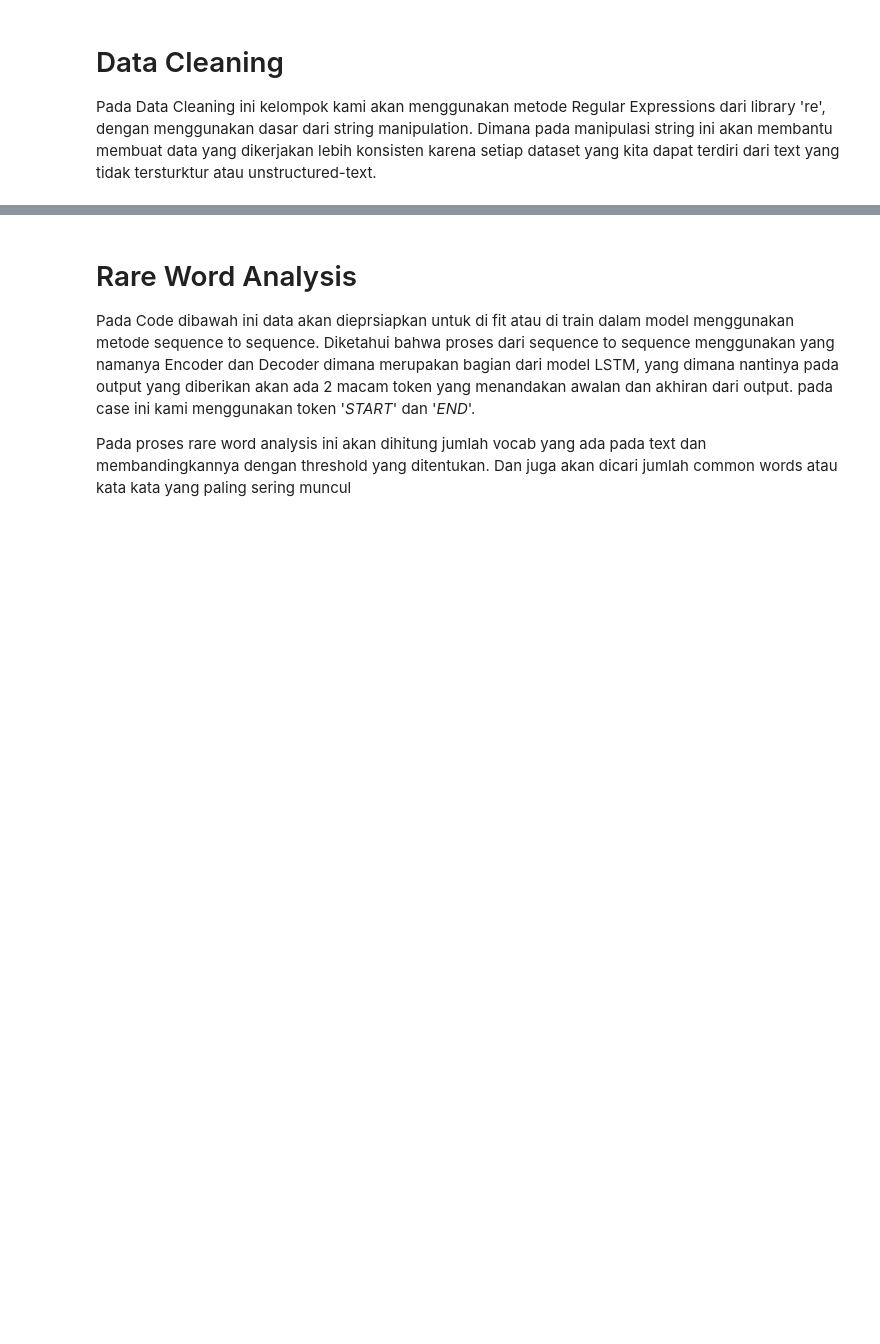
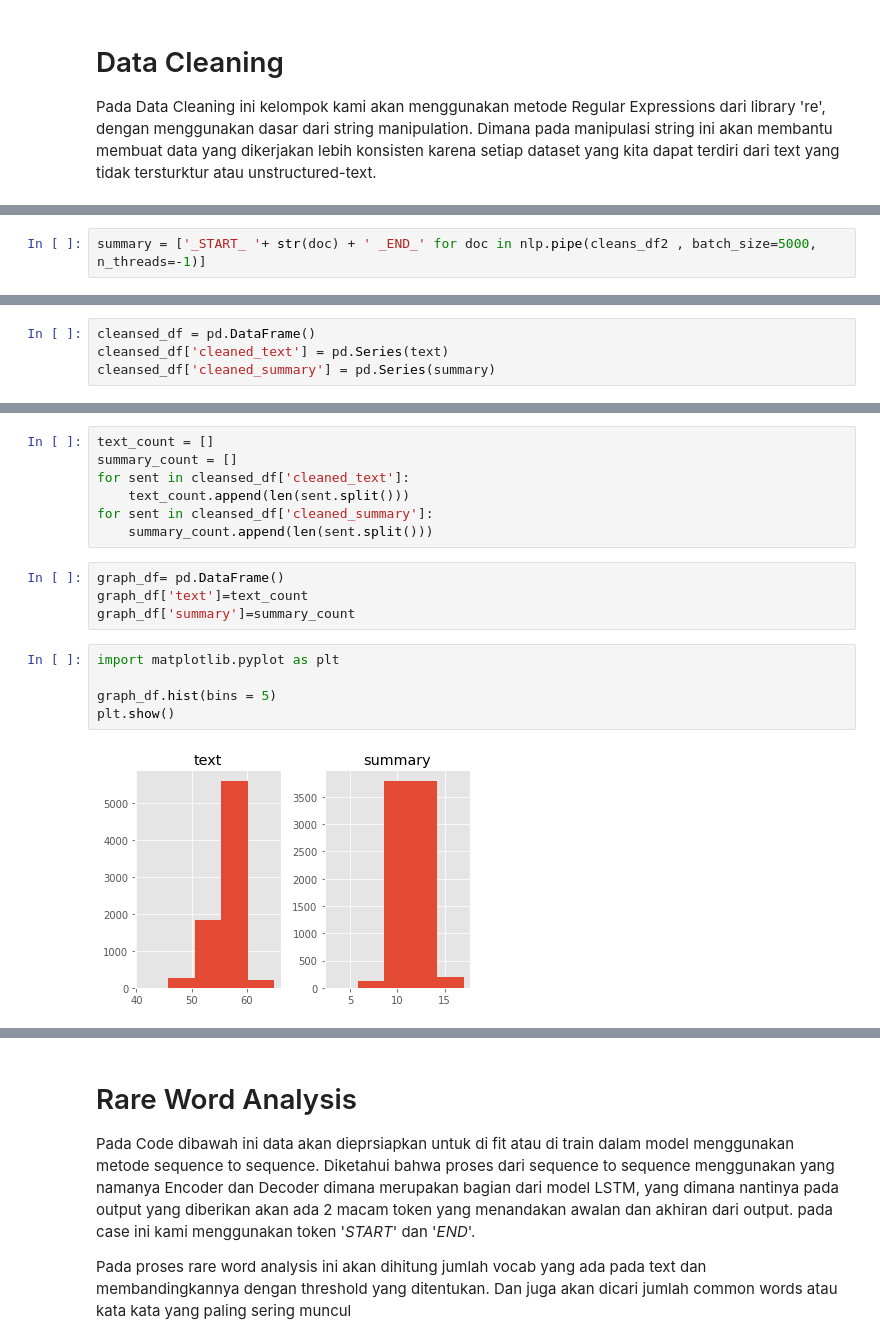
Before and after one commit to rhenaldariendra/Information_Retrieval, a Jupyter notebook: PROJECT_INFORMATION_RETRIEVAL.ipynb, the cells around one changed output, grey strips where cells are left out. Cells and saved outputs as stored; diff of their text form; blank space fills up the shorter version.

```diff
--- a/PROJECT_INFORMATION_RETRIEVAL.ipynb
+++ b/PROJECT_INFORMATION_RETRIEVAL.ipynb
@@ -137,0 +122,2 @@ data.dropna(axis=0,inplace=True)
+# %%
+summary = ['_START_ '+ str(doc) + ' _END_' for doc in nlp.pipe(cleans_df2 , batch_size=5000, n_threads=-1)]
@@ -137,0 +132,4 @@ data.dropna(axis=0,inplace=True)
+# %%
+cleansed_df = pd.DataFrame()
+cleansed_df['cleaned_text'] = pd.Series(text)
+cleansed_df['cleaned_summary'] = pd.Series(summary)
@@ -137,0 +152,18 @@ data.dropna(axis=0,inplace=True)
+# %%
+text_count = []
+summary_count = []
+for sent in cleansed_df['cleaned_text']:
+    text_count.append(len(sent.split()))
+for sent in cleansed_df['cleaned_summary']:
+    summary_count.append(len(sent.split()))
+# %%
+graph_df= pd.DataFrame()
+graph_df['text']=text_count
+graph_df['summary']=summary_count
+# %%
+import matplotlib.pyplot as plt
+
+graph_df.hist(bins = 5)
+plt.show()
+# %% [output]
+[figure, added]
```
Also changed, not shown: parts of 62 cells of this notebook.
